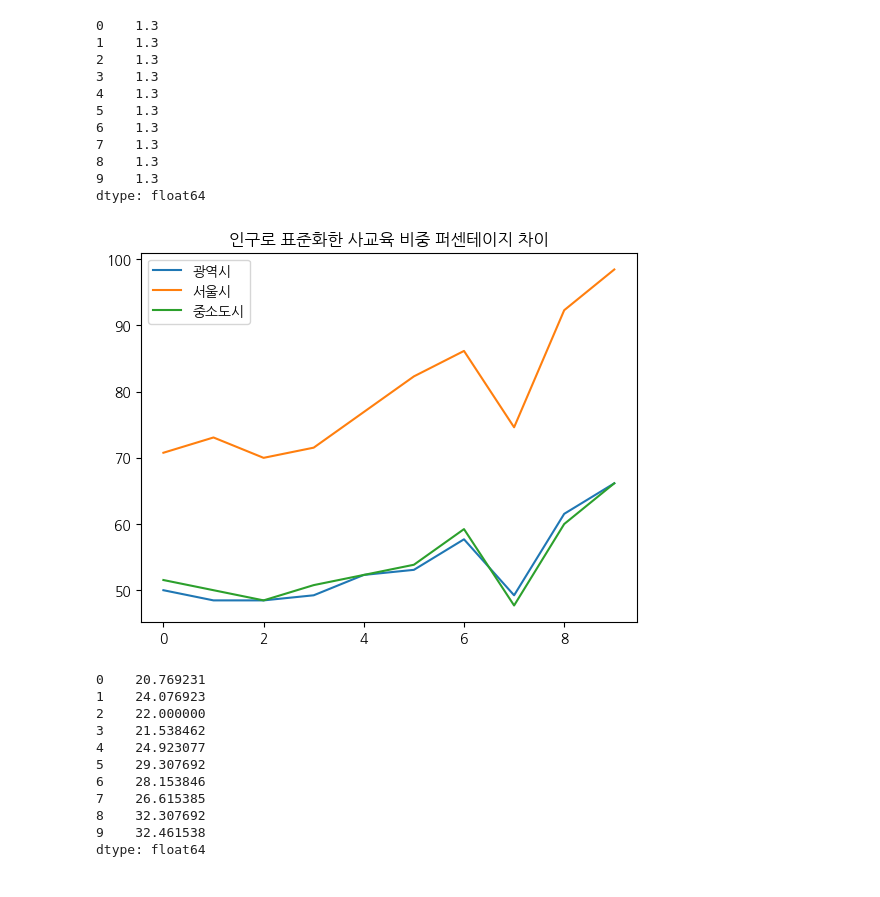
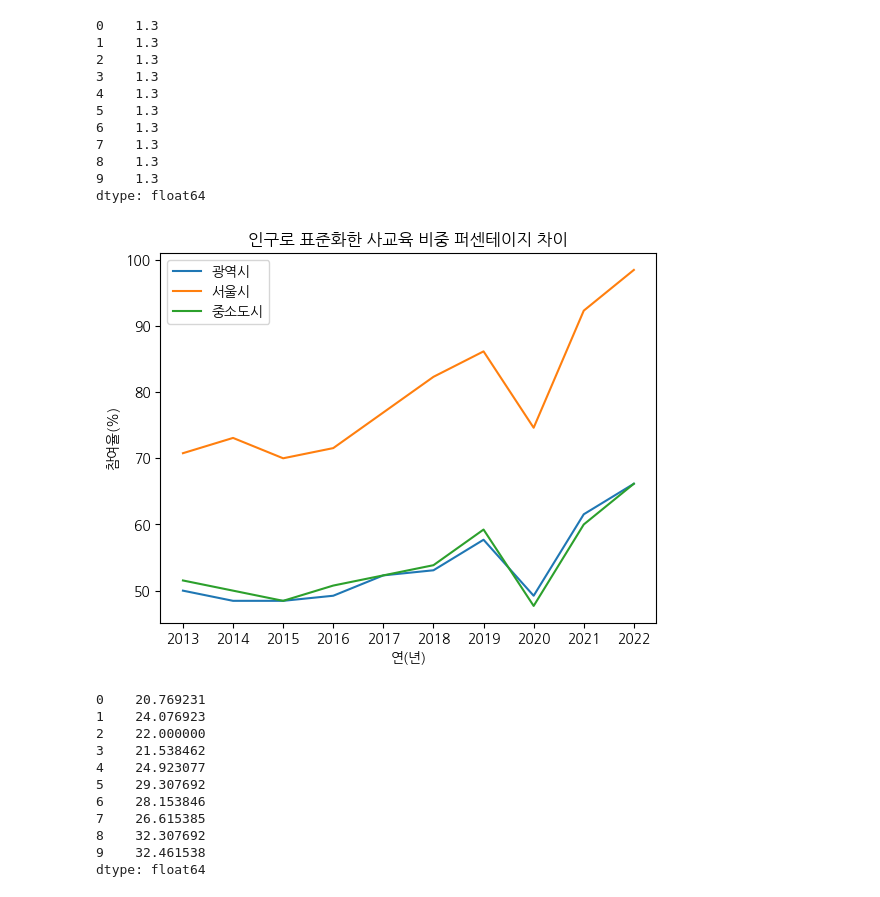
Before and after one commit to KDT05-SQL-project/KDT05-SQL-project, a Jupyter notebook: 명노아/particiments_analysis.ipynb, the cells around one changed output. Cells and saved outputs as stored; diff of their text form; code cells hidden in the pictures.

```diff
--- a/명노아/particiments_analysis.ipynb
+++ b/명노아/particiments_analysis.ipynb
@@ -266,13 +270,16 @@ dtype: float64
 # %%
 #2023년 기준으로 서울수와 광역시 수를 비교
 plt.plot(city_result/div_var, label="광역시")
 plt.plot(seoul_result/div_var, label="서울시")
 plt.plot(small_city_result/div_var, label="중소도시")
 plt.legend()
 plt.title("인구로 표준화한 사교육 비중 퍼센테이지 차이")
+plt.ylabel("참여율(%)")
+plt.xlabel("연(년)")
+plt.xticks(range(10), [i for i in range(2013,2023)])
 plt.show()
 # %% [output]
-[figure, old version]
+[figure, new version]
 # %%
 final=(city_result/div_var+small_city_result/div_var)/2
 final=final.astype("int64")
```
Also changed, not shown: parts of 5 cells of this notebook, 3 other files.
